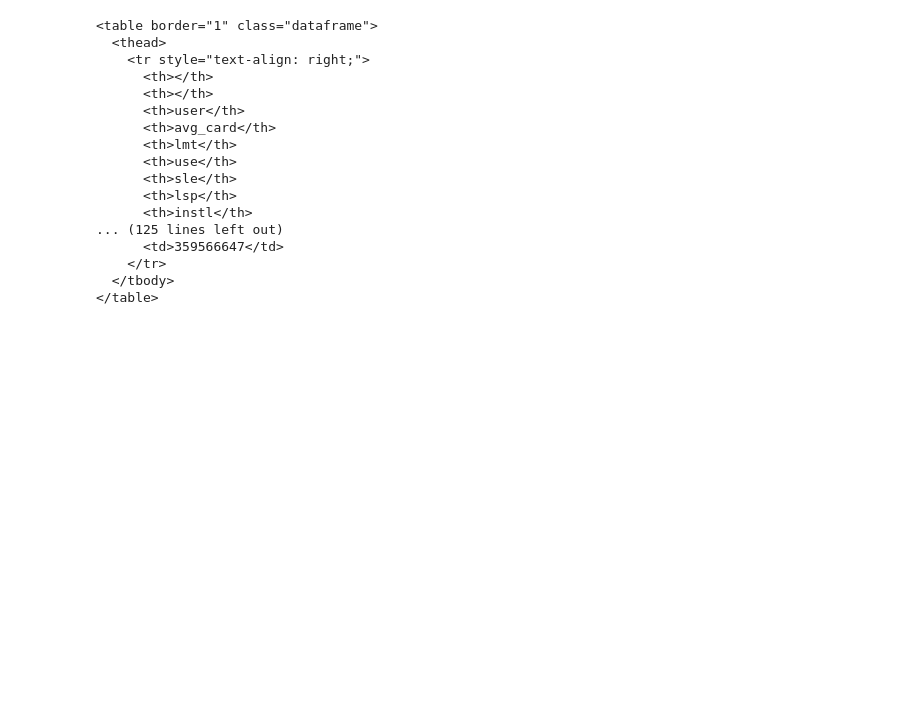
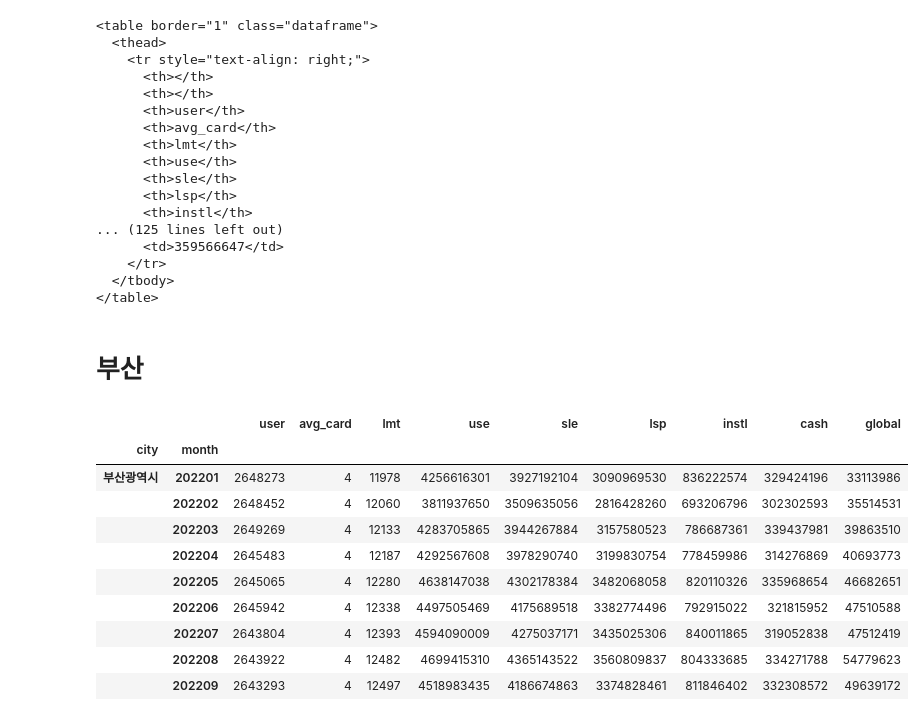
Before and after one commit to sejong-kid/data, a Jupyter notebook: index.ipynb, the cells around one changed output. Drawn from its saved outputs; the diff is of its cells as text; code cells hidden in the pictures; blank space fills up the shorter version.

```diff
--- a/index.ipynb
+++ b/index.ipynb
@@ -86,3 +86,22 @@ print(html)
     </tr>
   </tbody>
 </table>
+# %% [markdown]
+<h1>부산</h1>
+# %%
+busan_a=db[db['city'].isin(['부산광역시'])]
+busan_a.set_index(['city', 'month'], inplace=True)
+busan=busan_a.loc[:, ['user',	'avg_card',	'lmt',	'use',	'sle',	'lsp',	'instl',	'cash',	'global']]
+busan
+# %% [output]
+|  |  | user | avg_card | lmt | use | sle | lsp | instl | cash | global |
+| city | month |  |  |  |  |  |  |  |  |  |
+| 부산광역시 | 202201 | 2648273 | 4 | 11978 | 4256616301 | 3927192104 | 3090969530 | 836222574 | 329424196 | 33113986 |
+|  | 202202 | 2648452 | 4 | 12060 | 3811937650 | 3509635056 | 2816428260 | 693206796 | 302302593 | 35514531 |
+|  | 202203 | 2649269 | 4 | 12133 | 4283705865 | 3944267884 | 3157580523 | 786687361 | 339437981 | 39863510 |
+|  | 202204 | 2645483 | 4 | 12187 | 4292567608 | 3978290740 | 3199830754 | 778459986 | 314276869 | 40693773 |
+|  | 202205 | 2645065 | 4 | 12280 | 4638147038 | 4302178384 | 3482068058 | 820110326 | 335968654 | 46682651 |
+|  | 202206 | 2645942 | 4 | 12338 | 4497505469 | 4175689518 | 3382774496 | 792915022 | 321815952 | 47510588 |
+|  | 202207 | 2643804 | 4 | 12393 | 4594090009 | 4275037171 | 3435025306 | 840011865 | 319052838 | 47512419 |
+|  | 202208 | 2643922 | 4 | 12482 | 4699415310 | 4365143522 | 3560809837 | 804333685 | 334271788 | 54779623 |
+|  | 202209 | 2643293 | 4 | 12497 | 4518983435 | 4186674863 | 3374828461 | 811846402 | 332308572 | 49639172 |
```
Also changed, not shown: parts of 46 cells of this notebook, 21 other files.
